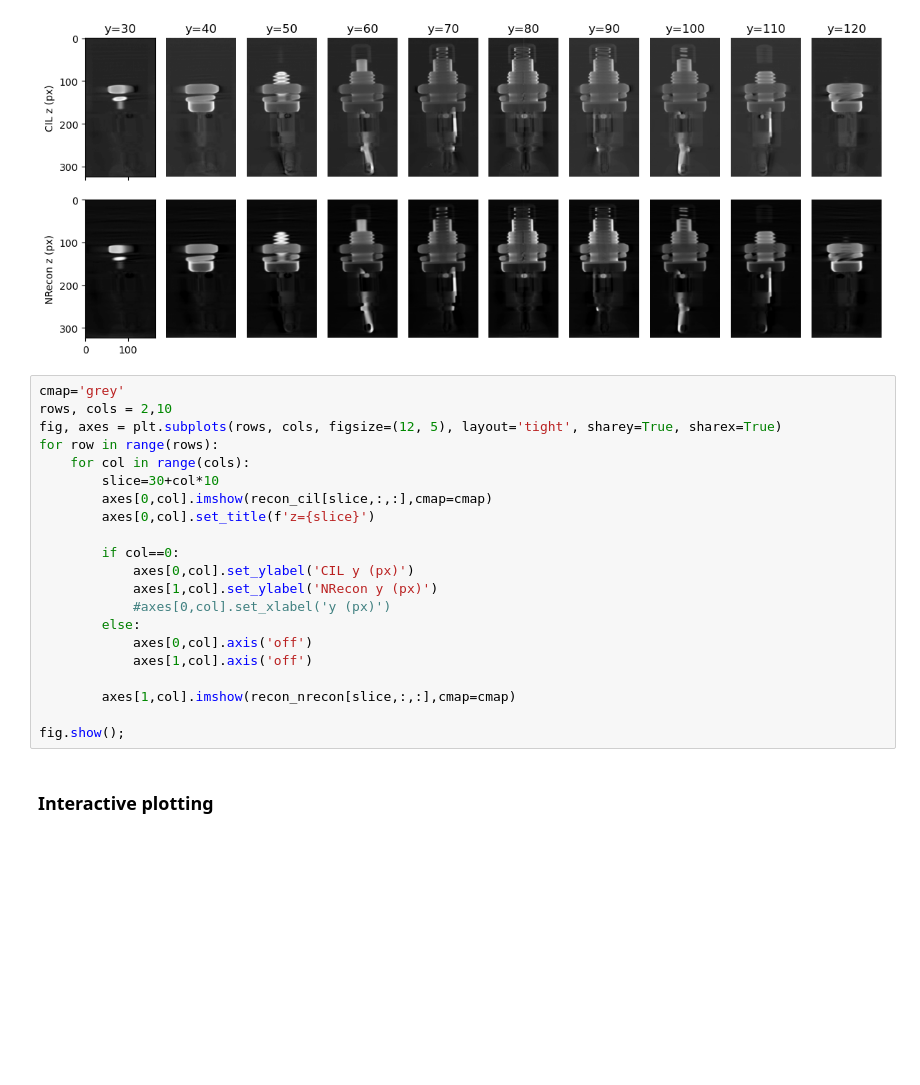
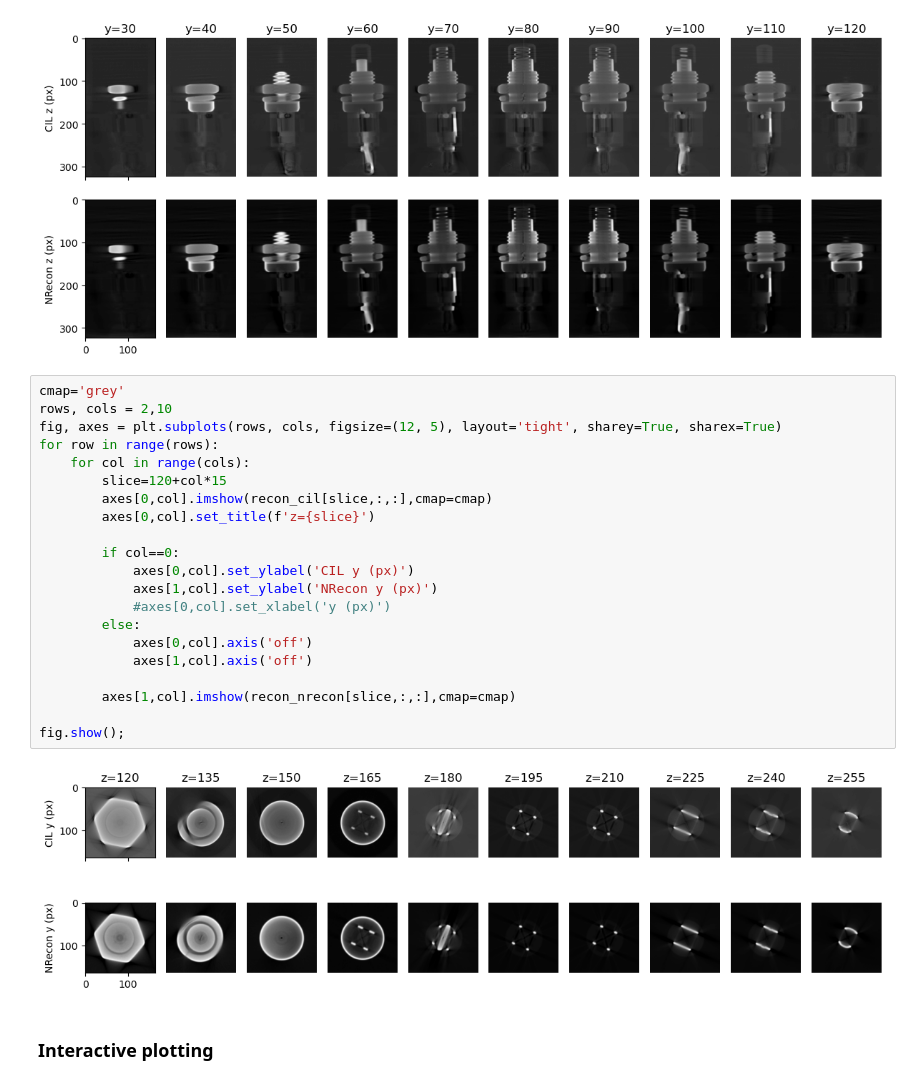
Before and after one commit to TomographicImaging/CIL-User-Showcase, a Jupyter notebook: 010_reconstruct_BrukerSkyscan_data/compare-CIL-NRecon.ipynb, the cells around one changed output. Drawn from its saved outputs; the diff is of its cells as text; blank space fills up the shorter version.

```diff
--- a/010_reconstruct_BrukerSkyscan_data/compare-CIL-NRecon.ipynb
+++ b/010_reconstruct_BrukerSkyscan_data/compare-CIL-NRecon.ipynb
@@ -138,24 +138,26 @@ fig.show();
 # %%
 cmap='grey'
 rows, cols = 2,10
 fig, axes = plt.subplots(rows, cols, figsize=(12, 5), layout='tight', sharey=True, sharex=True)
 for row in range(rows):
     for col in range(cols):
-        slice=30+col*10
+        slice=120+col*15
         axes[0,col].imshow(recon_cil[slice,:,:],cmap=cmap)
         axes[0,col].set_title(f'z={slice}')
 
         if col==0:
             axes[0,col].set_ylabel('CIL y (px)')
             axes[1,col].set_ylabel('NRecon y (px)')
             #axes[0,col].set_xlabel('y (px)')
         else:
             axes[0,col].axis('off')
             axes[1,col].axis('off')
 
         axes[1,col].imshow(recon_nrecon[slice,:,:],cmap=cmap)
 
 fig.show();
+# %% [output]
+[figure, added]
 # %% [markdown]
 ### Interactive plotting
 # %%
```
